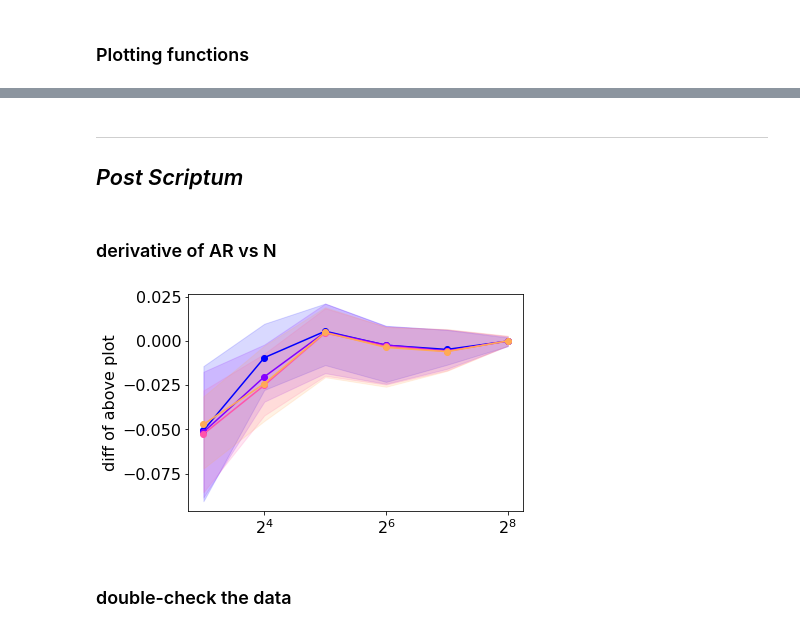
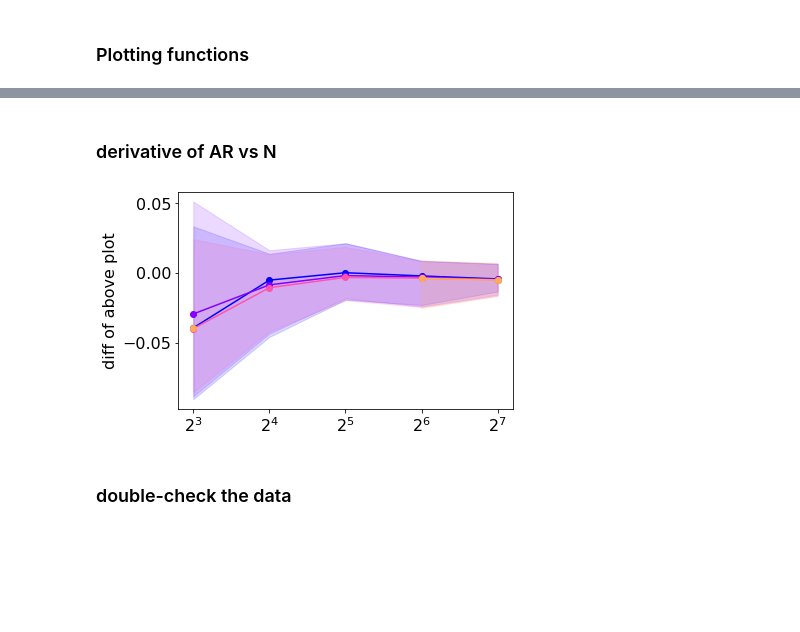
Before and after one commit to danlkv/fixed-angle-QAOA, a Jupyter notebook: plots/Heuristic plot AR vs N.ipynb, the cells around one changed output, grey strips where cells are left out. Cells and saved outputs as stored; diff of their text form; code cells hidden in the pictures; blank space fills up the shorter version.

Commit message:
add generators and update plotters for ar vs N figure

```diff
--- a/plots/Heuristic plot AR vs N.ipynb
+++ b/plots/Heuristic plot AR vs N.ipynb
@@ -26,6 +35,6 @@ graphs = np.array([
 # %%
-gurobi_sol = np.load('../data/gurobi_cost_vs_N.npy')
+gurobi_sol = xar.open_dataarray('../data/gurobi_cost_vs_N.nc')
 gw_sol = np.load('../data/GW_cost_vs_N.npy')
-qaoa_sol = np.load('../data/QAOA_cost_vs_N.npy')[0]
+qaoa_sol = xar.open_dataarray('../data/QAOA_cost_vs_N.nc')
 gurobi_sol.shape, gw_sol.shape, qaoa_sol.shape
 # %% [output]
@@ -65,9 +74,9 @@ def plot_with_range(x, data, color,
                     shade_label='',
                     alpha=0.15
                    ):
-    mi = data.min(-1)
-    av = np.average(data, -1)
-    ma = data.max(-1)
+    mi = np.nanmin(data, -1)
+    av = np.nanmean(data, -1)
+    ma = np.nanmax(data, -1)
 
     plt.plot(x, av,'o-', label=label, color=color)
     #plt.plot(np.arange(1,12),maxAR,'.-',label='Max', color=c_prim)
@@ -157,18 +170,15 @@ plt.savefig('./pdf/ar_vs_N.pdf')
-# %% [markdown]
----
-## _Post Scriptum_
 # %% [markdown]
 ### derivative of AR vs N
 # %%
-rt = qaoa_sol/gurobi_sol[:,:4]
+rt = qaoa_sol.data/gurobi_sol.data[:,:len(qaoa_sol.seed)]
 tt = rt[:, 1:] - rt[:, :-1]
 colors = iter(get_colors(len(tt)))
 for x in tt:
-    plot_with_range(SIZES[:-1], x, color=next(colors))
+    plot_with_range(qaoa_sol.N[:-1], x, color=next(colors))
 plt.ylabel('diff of above plot')
 plt.xscale('log', base=2)
 # %% [output]
-[figure, old version]
+[figure, new version]
 # %% [markdown]
 ### double-check the data
 # %%
```
Also changed, not shown: parts of 10 cells of this notebook, 7 other files.
